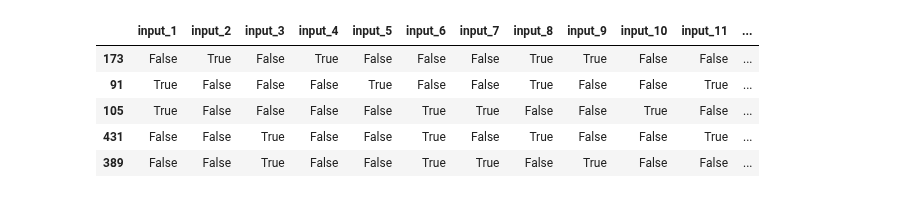
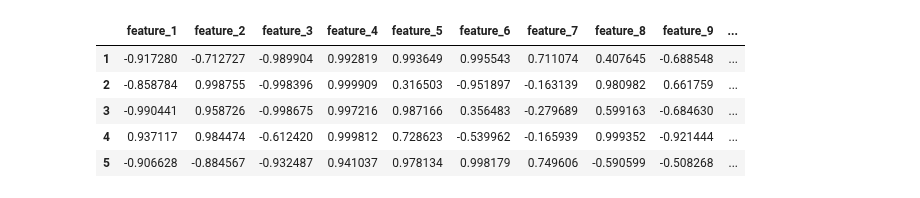
Before and after one commit to JacopoRaffi/ML_Proj_NN, a Jupyter notebook: notebook/validation_test.ipynb, the cells around one changed output. Cells and saved outputs as stored; diff of their text form; code cells hidden in the pictures.

```diff
--- a/notebook/validation_test.ipynb
+++ b/notebook/validation_test.ipynb
@@ -47,10 +14,0 @@ tr_df_OHE.sample(5, random_state=RANDOM_STATE)
-# %%
-val_df_OHE = OHE(val_df)
-val_df_OHE.sample(5, random_state=RANDOM_STATE)
-# %% [output]
-|  | input_1 | input_2 | input_3 | input_4 | input_5 | input_6 | input_7 | input_8 | input_9 | input_10 | input_11 | ... |
-| 173 | False | True | False | True | False | False | False | True | True | False | False | ... |
-| 91 | True | False | False | False | True | False | False | True | False | False | True | ... |
-| 105 | True | False | False | False | False | True | True | False | False | True | False | ... |
-| 431 | False | False | True | False | False | True | False | True | False | False | True | ... |
-| 389 | False | False | True | False | False | True | True | False | True | False | False | ... |
@@ -56,0 +23,14 @@ val_df_OHE.sample(5, random_state=RANDOM_STATE)
+# %%
+data_set = training_df.values
+len_data = len(data_set)
+
+training_len = 0.7*len_data
+
+training_df.head(5)
+# %% [output]
+|  | feature_1 | feature_2 | feature_3 | feature_4 | feature_5 | feature_6 | feature_7 | feature_8 | feature_9 | ... |
+| 1 | -0.917280 | -0.712727 | -0.989904 | 0.992819 | 0.993649 | 0.995543 | 0.711074 | 0.407645 | -0.688548 | ... |
+| 2 | -0.858784 | 0.998755 | -0.998396 | 0.999909 | 0.316503 | -0.951897 | -0.163139 | 0.980982 | 0.661759 | ... |
+| 3 | -0.990441 | 0.958726 | -0.998675 | 0.997216 | 0.987166 | 0.356483 | -0.279689 | 0.599163 | -0.684630 | ... |
+| 4 | 0.937117 | 0.984474 | -0.612420 | 0.999812 | 0.728623 | -0.539962 | -0.165939 | 0.999352 | -0.921444 | ... |
+| 5 | -0.906628 | -0.884567 | -0.932487 | 0.941037 | 0.978134 | 0.998179 | 0.749606 | -0.590599 | -0.508268 | ... |
```
Also changed, not shown: parts of 13 cells of this notebook, 2 other files.
